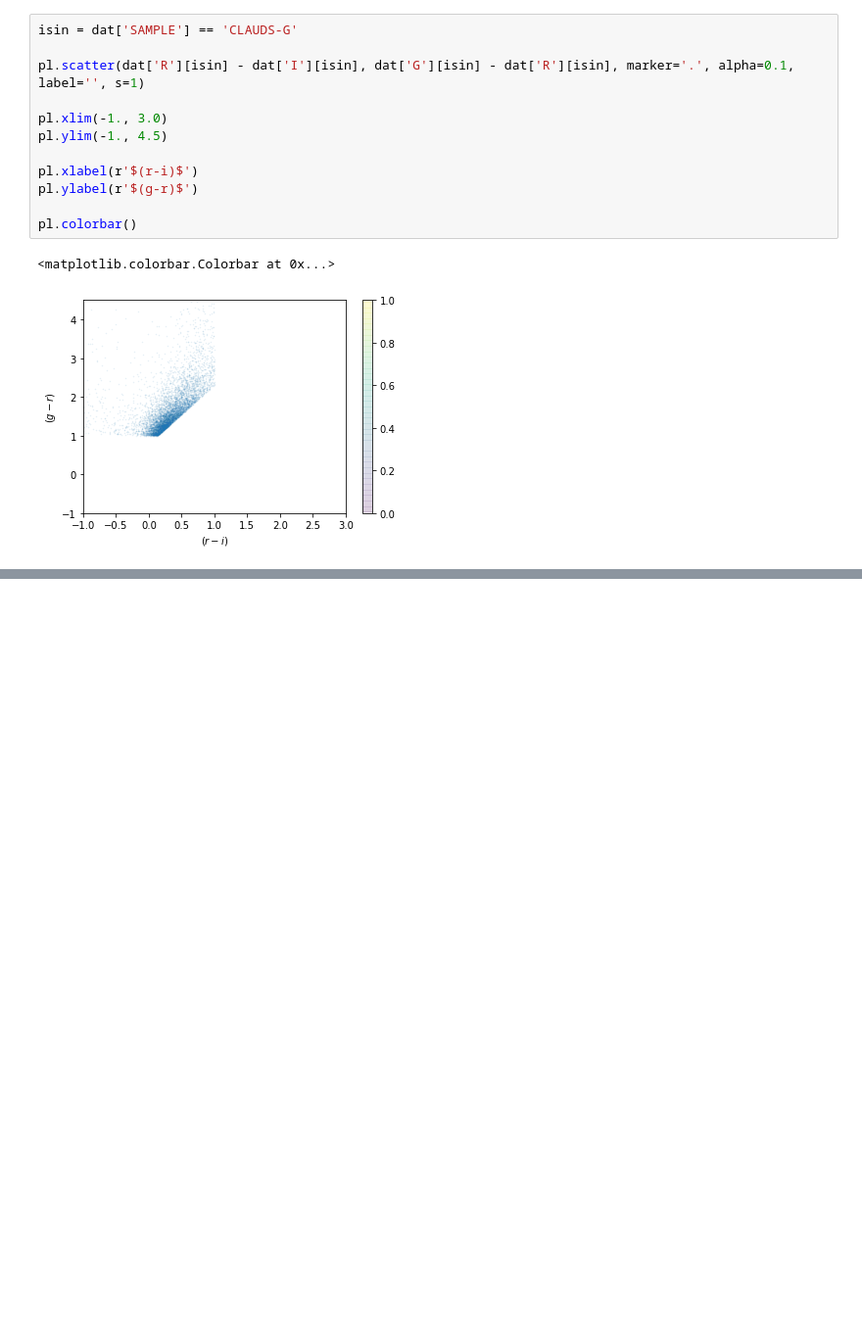
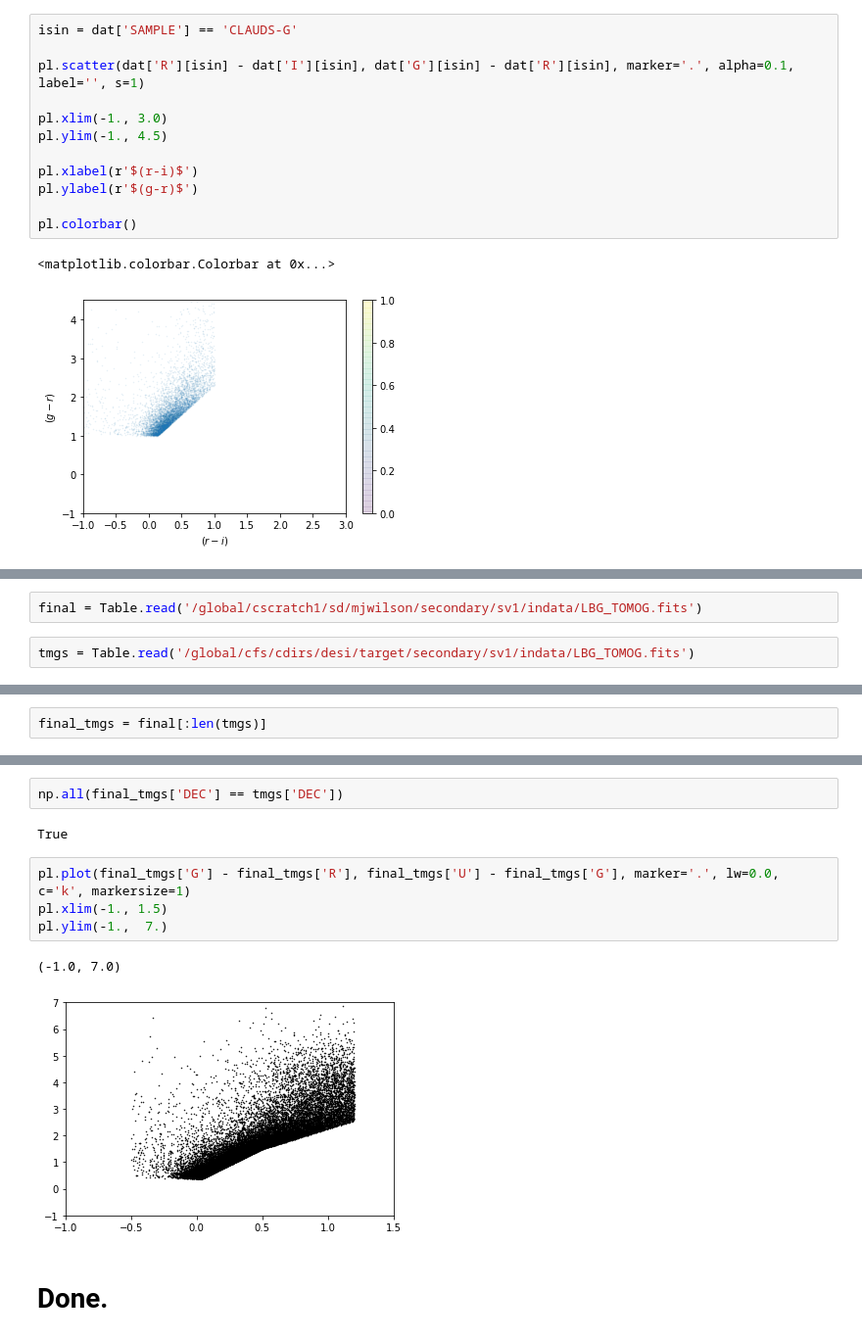
Before and after one commit to michaelJwilson/DESILBG, a Jupyter notebook: target/proposals/docs/vet-targets.ipynb, the cells around one changed output, grey strips where cells are left out. Shown at 98% size. Saved outputs shown, nothing was run; the diff lists cells and outputs as text; blank space fills up the shorter version.

```diff
--- a/target/proposals/docs/vet-targets.ipynb
+++ b/target/proposals/docs/vet-targets.ipynb
@@ -115,0 +257,4 @@ Text(0.5, 0, 'Z')
+# %%
+final = Table.read('/global/cscratch1/sd/mjwilson/secondary/sv1/indata/LBG_TOMOG.fits')
+# %%
+tmgs = Table.read('/global/cfs/cdirs/desi/target/secondary/sv1/indata/LBG_TOMOG.fits')
@@ -115,0 +281,2 @@ Text(0.5, 0, 'Z')
+# %%
+final_tmgs = final[:len(tmgs)]
@@ -115,0 +335,13 @@ Text(0.5, 0, 'Z')
+# %%
+np.all(final_tmgs['DEC'] == tmgs['DEC'])
+# %% [output]
+True
+# %%
+pl.plot(final_tmgs['G'] - final_tmgs['R'], final_tmgs['U'] - final_tmgs['G'], marker='.', lw=0.0, c='k', markersize=1)
+pl.xlim(-1., 1.5)
+pl.ylim(-1.,  7.)
+# %% [output]
+(-1.0, 7.0)
+[figure, added]
+# %% [markdown]
+# Done.
```
Also changed, not shown: parts of 31 cells of this notebook, 2 other files.
